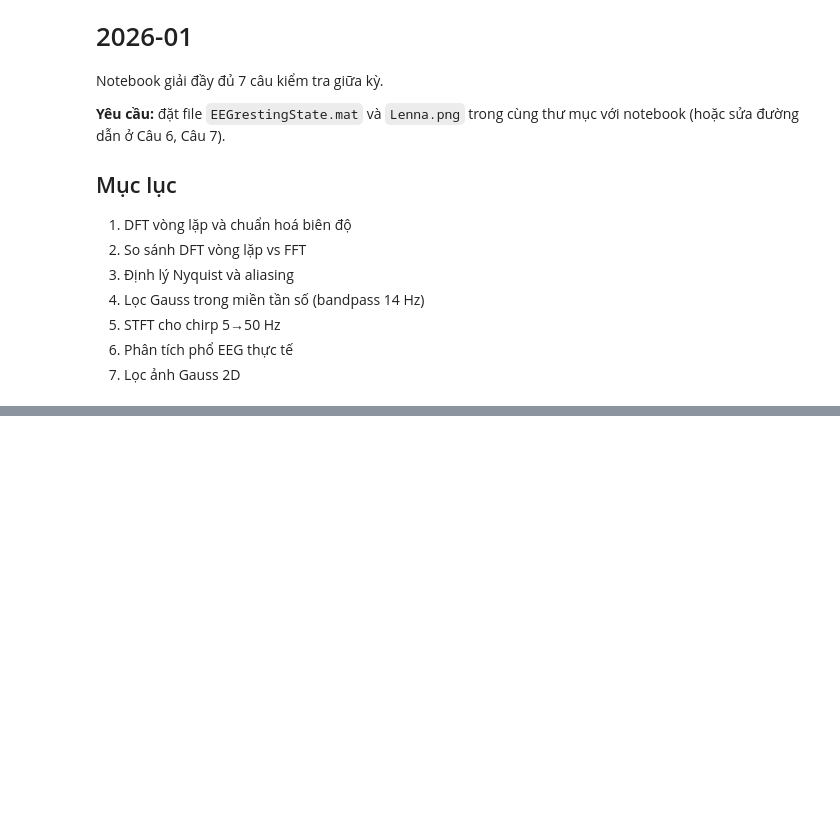
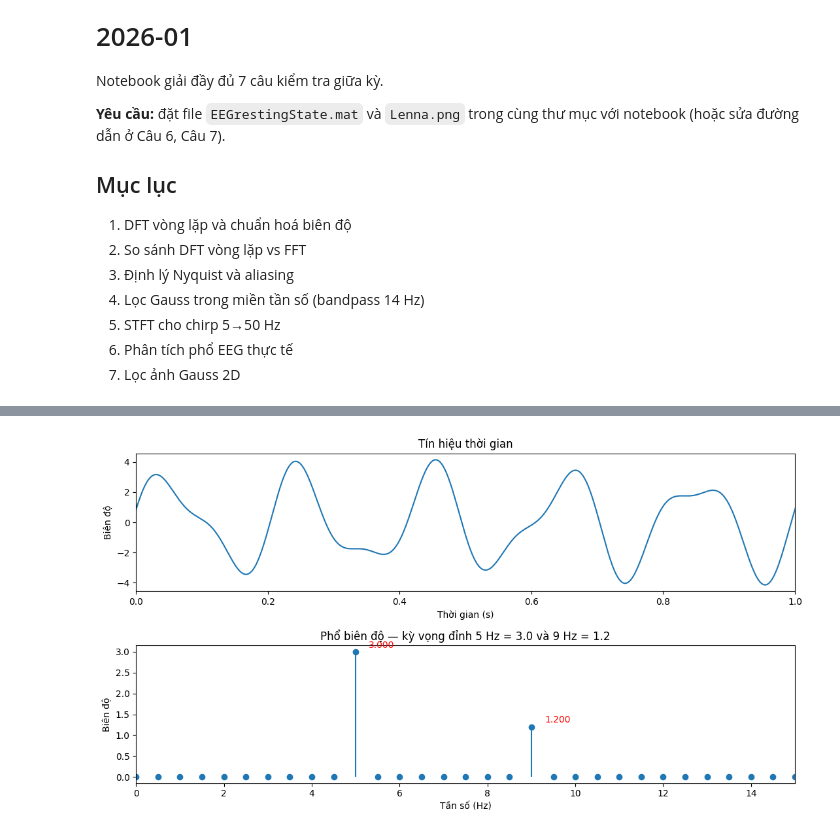
Before and after one commit to Jonathn1001/dsp, a Jupyter notebook: DSP_BienDoiFourier_GiaiBai.ipynb, the cells around one changed output, grey strips where cells are left out. Drawn from its saved outputs; the diff is of its cells as text; code cells hidden in the pictures; blank space fills up the shorter version.

```diff
--- a/DSP_BienDoiFourier_GiaiBai.ipynb
+++ b/DSP_BienDoiFourier_GiaiBai.ipynb
@@ -417,0 +20,42 @@ Tra loi cau hoi phu: HAI ung dung khac cua loc Gauss 2D (ngoai blur va sharpen):
+# %%
+# CÂU 1: DFT vòng lặp và chuẩn hoá biên độ
+import numpy as np
+import matplotlib.pyplot as plt
+
+# Tham số tín hiệu: x(t) = 3·sin(2π·5t) + 1.2·sin(2π·9t + π/4)
+fs = 1000                            # tần số lấy mẫu (Hz)
+t = np.arange(0, 2, 1/fs)            # trục thời gian 2 giây
+N = len(t)
+signal = 3*np.sin(2*np.pi*5*t) + 1.2*np.sin(2*np.pi*9*t + np.pi/4)
+
+# Cài đặt DFT bằng vòng lặp (KHÔNG dùng scipy.fft)
+fourTime = np.arange(N) / N
+X = np.zeros(N, dtype=complex)
+for k in range(N):
+    csw = np.exp(-1j * 2*np.pi * k * fourTime)   # sóng cơ sở (complex sine wave)
+    X[k] = np.sum(signal * csw)                  # tích vô hướng tín hiệu với sóng cơ sở
+
+# Chuẩn hoá biên độ: |X|/N, nhân 2 cho các bin không phải DC/Nyquist
+ampl = np.abs(X) / N
+ampl[1:N//2] *= 2
+
+# Trục tần số dương (0 .. fs/2)
+hz = np.linspace(0, fs/2, N//2 + 1)
+
+# Vẽ tín hiệu thời gian và phổ biên độ trên cùng figure (subplot 2 hàng)
+fig, ax = plt.subplots(2, 1, figsize=(11, 6))
+ax[0].plot(t, signal); ax[0].set_xlim([0, 1])
+ax[0].set_xlabel('Thời gian (s)'); ax[0].set_ylabel('Biên độ')
+ax[0].set_title('Tín hiệu thời gian')
+ax[1].stem(hz, ampl[:len(hz)], basefmt=' ')
+ax[1].set_xlim([0, 15])
+ax[1].set_xlabel('Tần số (Hz)'); ax[1].set_ylabel('Biên độ')
+ax[1].set_title('Phổ biên độ — kỳ vọng đỉnh 5 Hz = 3.0 và 9 Hz = 1.2')
+# Đánh dấu hai đỉnh
+for f_peak in [5.0, 9.0]:
+    idx = np.argmin(np.abs(hz - f_peak))
+    ax[1].annotate(f'{ampl[idx]:.3f}', (hz[idx], ampl[idx]),
+                   xytext=(hz[idx]+0.3, ampl[idx]+0.1), color='red')
+plt.tight_layout(); plt.savefig('cau1_pho.png', dpi=150); plt.show()
+# %% [output]
+[figure, added]
```
Also changed, not shown: parts of 41 cells of this notebook, 10 other files.
